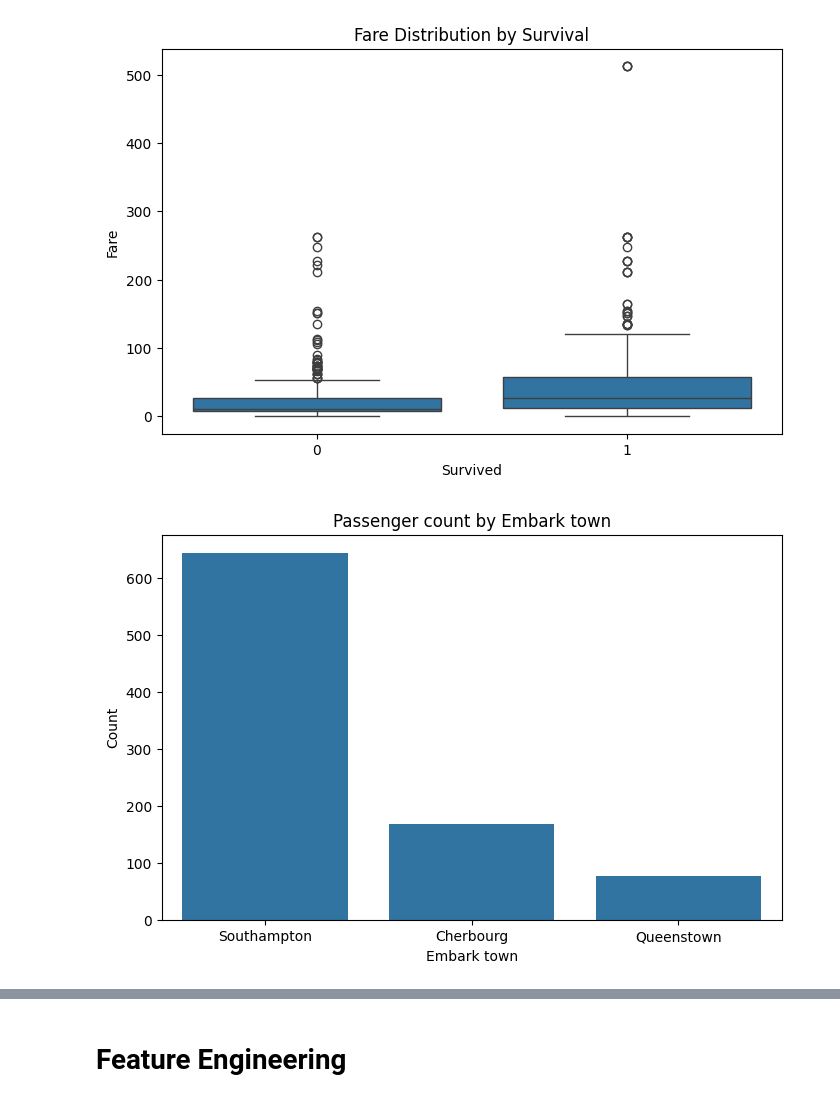
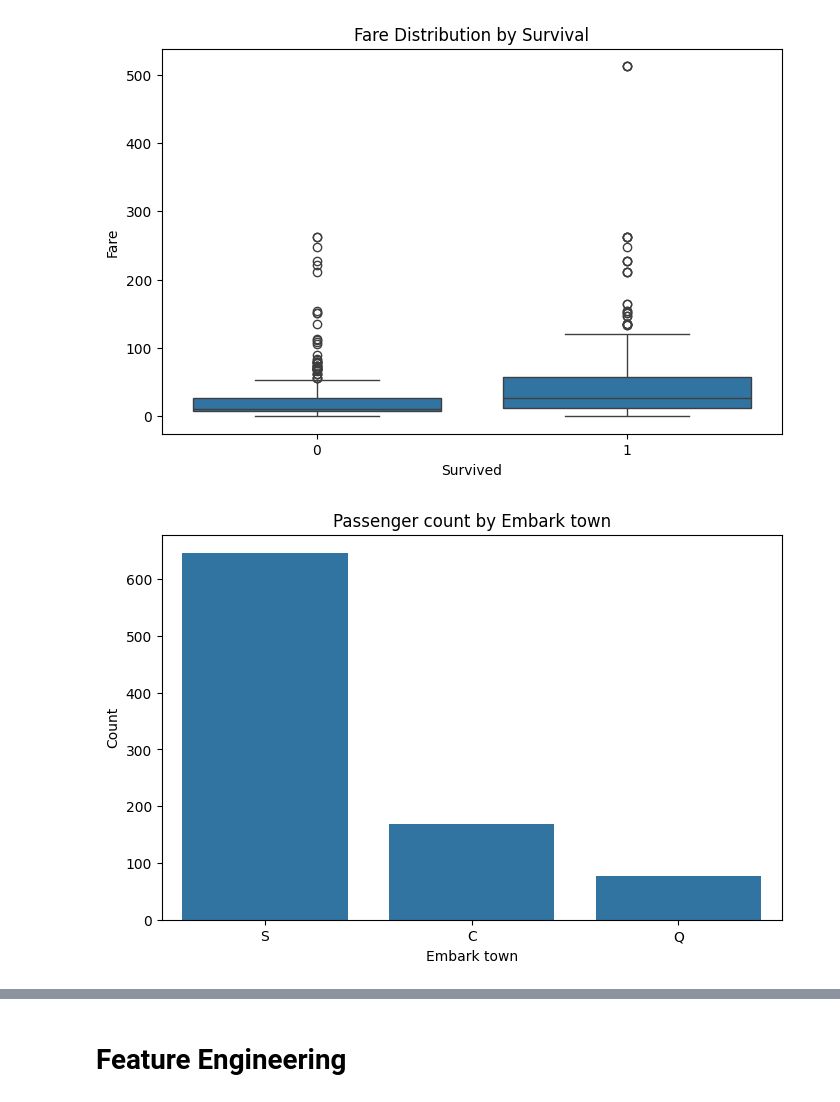
Before and after one commit to AhmedIbrahim000/Titanic-dataset-Analysis, a Jupyter notebook: Titanic.ipynb, the cells around one changed output, grey strips where cells are left out. Saved outputs shown, nothing was run; the diff lists cells and outputs as text; code cells hidden in the pictures.

```diff
--- a/Titanic.ipynb
+++ b/Titanic.ipynb
@@ -99,8 +106,6 @@ dtype: int64
 titanic.fillna({"embarked": titanic['embarked'].mode()[0]}, inplace=True)
 # %%
 titanic.drop(columns=["deck"], inplace=True)
-# %%
-titanic.dropna(subset=["embark_town"], inplace=True)
 # %%
 print(titanic.isna().sum())
 # %% [output]
@@ -184 +135,3 @@ dtype: int64
+# %%
+titanic.drop(columns='embark_town', inplace=True)
 # %% [markdown]
@@ -233,12 +186,12 @@ plt.show()
 [figure]
 # %%
 plt.figure(figsize=(8, 5))
-sns.countplot(x='embark_town', data=titanic)
+sns.countplot(x='embarked', data=titanic)
 plt.title('Passenger count by Embark town')
 plt.xlabel('Embark town')
 plt.ylabel('Count')
 plt.show()
 # %% [output]
-[figure, old version]
+[figure, new version]
 # %%
 plt.figure(figsize=(8, 5))
```
Also changed, not shown: parts of 53 cells of this notebook.
